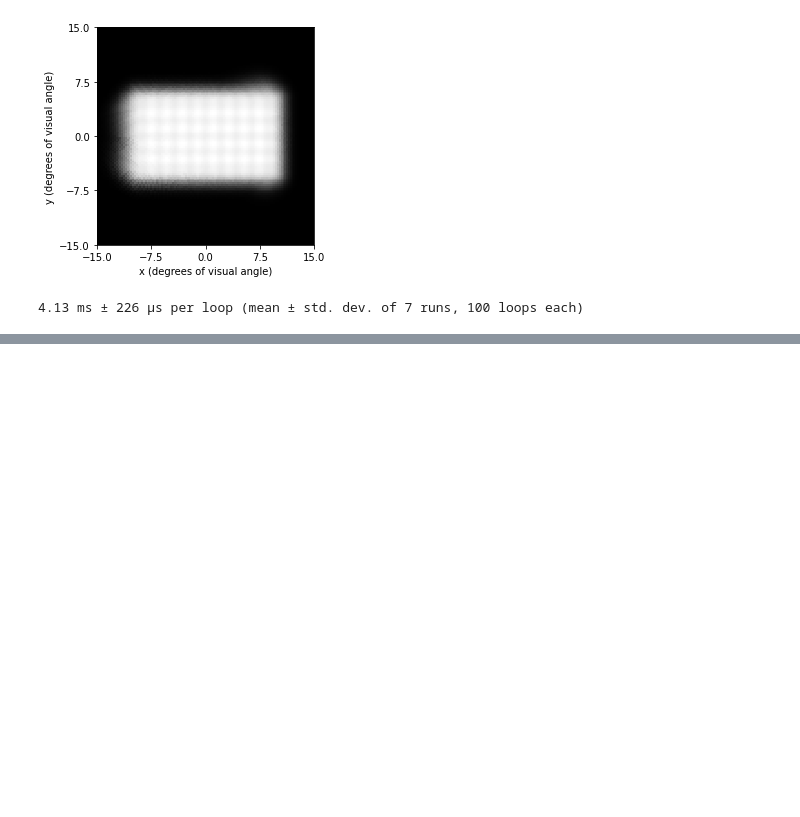
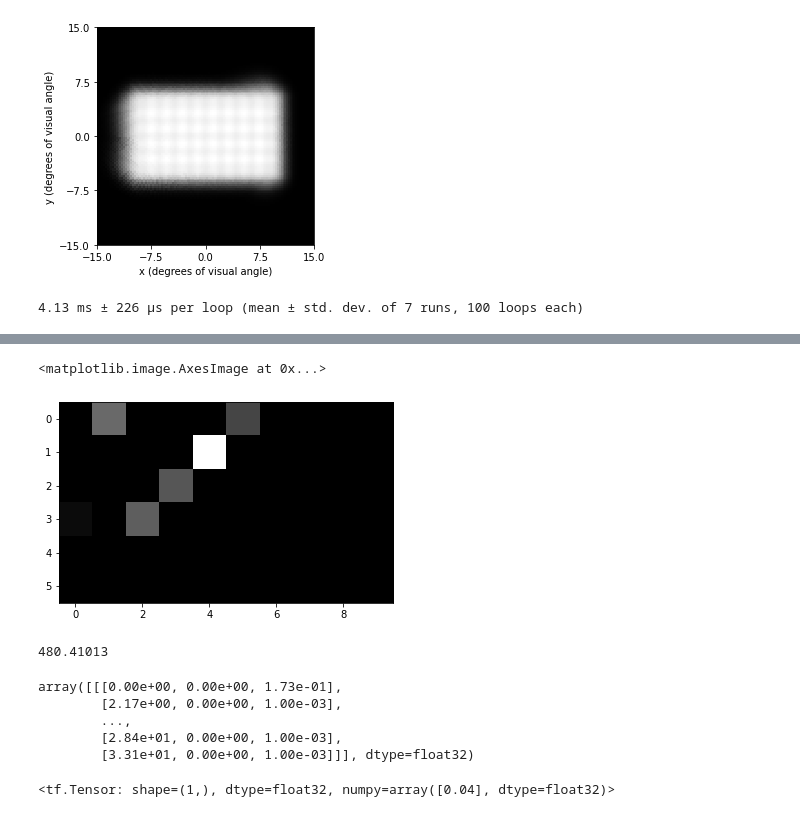
Before and after one commit to jgranley/CS291a, a Jupyter notebook: notebooks/tf_p2p.ipynb, the cells around one changed output, grey strips where cells are left out. Drawn from its saved outputs; the diff is of its cells as text; code cells hidden in the pictures; blank space fills up the shorter version.

```diff
--- a/notebooks/tf_p2p.ipynb
+++ b/notebooks/tf_p2p.ipynb
@@ -243,0 +313,20 @@ pdata = np.array([perc.data[:, :, 0], perc.data[:, :, 0]], dtype='float32')
+# %%
+model = BiphasicAxonMapModel(axlambda=800, rho=200, a4=0, engine="jax", xystep=0.5, xrange=(-14, 12), yrange=(-12, 12))
+model.build()
+implant = ArgusII(rot=-30)
+ex = np.array([implant[e].x for e in implant.electrodes], dtype='float32')
+ey = np.array([implant[e].y for e in implant.electrodes], dtype='float32')
+
+targets, stims = cs291a.read_h5("../data/percepts/percepts_argusii_1elec_rho200lam800_12031654.h5")
+targets = targets.reshape((-1, 49, 53, 1))
+nn = cs291a.get_model(implant, targets[0].shape)
+# %%
+targets_train, targets_test, stims_train, stims_test = train_test_split(targets, stims, test_size=0.2)
+optimizer = tf.keras.optimizers.Adam(learning_rate=0.00001)
+lossfn = cs291a.get_loss(model, implant, regularize='l1', reg_coef=0.005)
+# es = tf.keras.callbacks.EarlyStopping(patience=5, monitor='loss')
+log_dir = "../results/tensorboard/"+ datetime.datetime.now().strftime("%m%d-%H%M%S")
+tb = tf.keras.callbacks.TensorBoard(log_dir=log_dir)
+nn.compile(optimizer=optimizer, loss=lossfn, metrics=[lossfn])
+# %%
+hist = nn.fit(x=targets_train, y=targets_train, batch_size=32, epochs=300,  callbacks=[tb])#validation_data=(targets_test, targets_test), validation_batch_size=32)
@@ -243,0 +354,21 @@ pdata = np.array([perc.data[:, :, 0], perc.data[:, :, 0]], dtype='float32')
+# %%
+plt.imshow(nn(targets_train[4:5]).numpy()[0, :, 1].reshape((6, 10)), cmap='gray')
+# %% [output]
+<matplotlib.image.AxesImage at 0x...>
+[figure, added]
+# %%
+np.max(nn(targets_train[0:1]).numpy())
+# %% [output]
+480.41013
+# %%
+nn(targets_train[0:1]).numpy()
+# %% [output]
+array([[[0.00e+00, 0.00e+00, 1.73e-01],
+        [2.17e+00, 0.00e+00, 1.00e-03],
+        ...,
+        [2.84e+01, 0.00e+00, 1.00e-03],
+        [3.31e+01, 0.00e+00, 1.00e-03]]], dtype=float32)
+# %%
+lossfn(targets_train[4:5], nn(targets_train[4:5]))
+# %% [output]
+<tf.Tensor: shape=(1,), dtype=float32, numpy=array([0.04], dtype=float32)>
```
Also changed, not shown: parts of 20 cells of this notebook, 36 other files.
